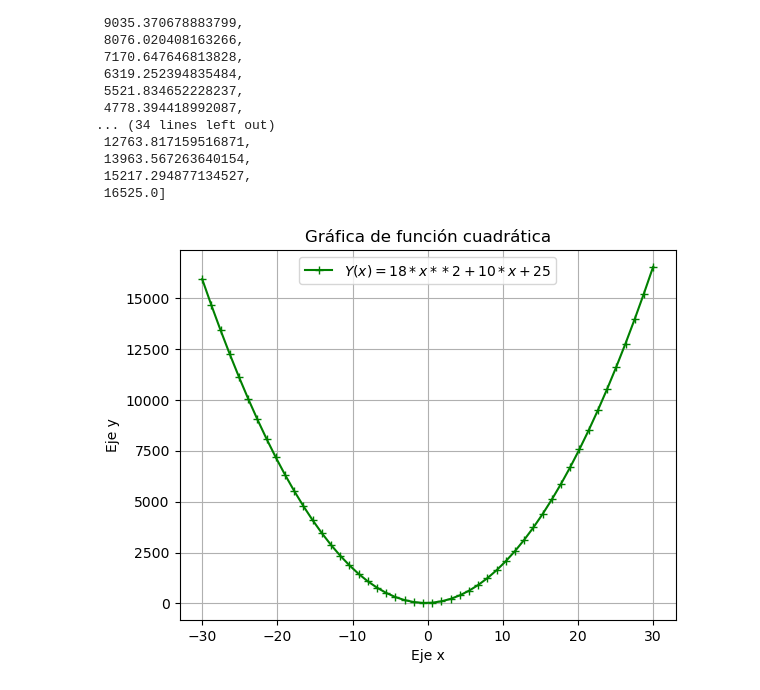
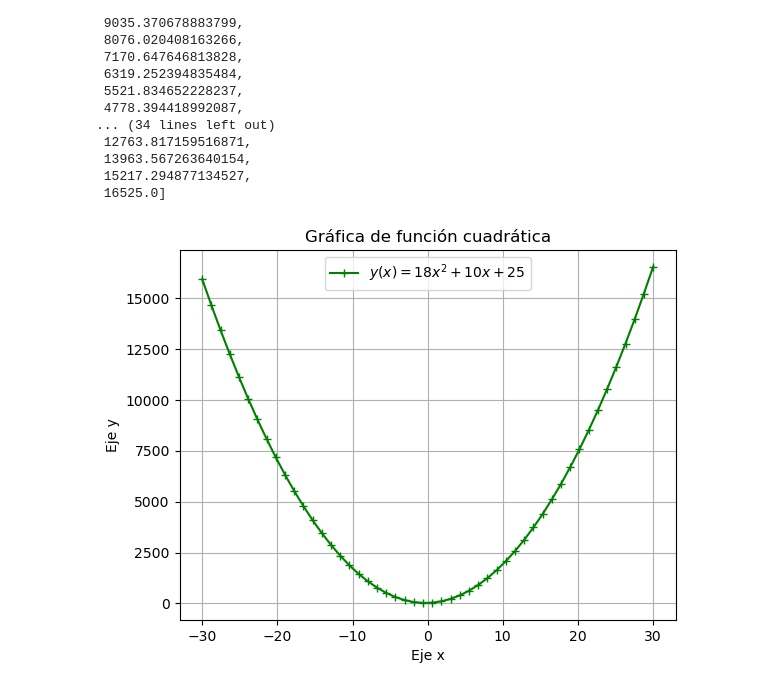
Before and after one commit to Ediixx/taller1, a Jupyter notebook: taller01.ipynb, the cells around one changed output. Drawn from its saved outputs; the diff is of its cells as text; code cells hidden in the pictures.

```diff
--- a/taller01.ipynb
+++ b/taller01.ipynb
@@ -160,12 +160,12 @@ x = 30.00       y = 1.65e+04
 # %%
 from matplotlib import pyplot as plt
 
 _ =plt.plot(Xs,Ys,marker = "+", color = "green", linestyle = "-")
 _ =plt.xlabel("Eje x")
 _ =plt.ylabel("Eje y")
 plt.title("Gráfica de función cuadrática")
 plt.grid()
-plt.legend(["$Y(x) = 18*x**2+10*x+25$"])
+plt.legend(["$y(x) = 18x^2+10x+25$"])
 plt.show()
 # %% [output]
-[figure, old version]
+[figure, new version]
```
Also changed, not shown: parts of 3 cells of this notebook.
